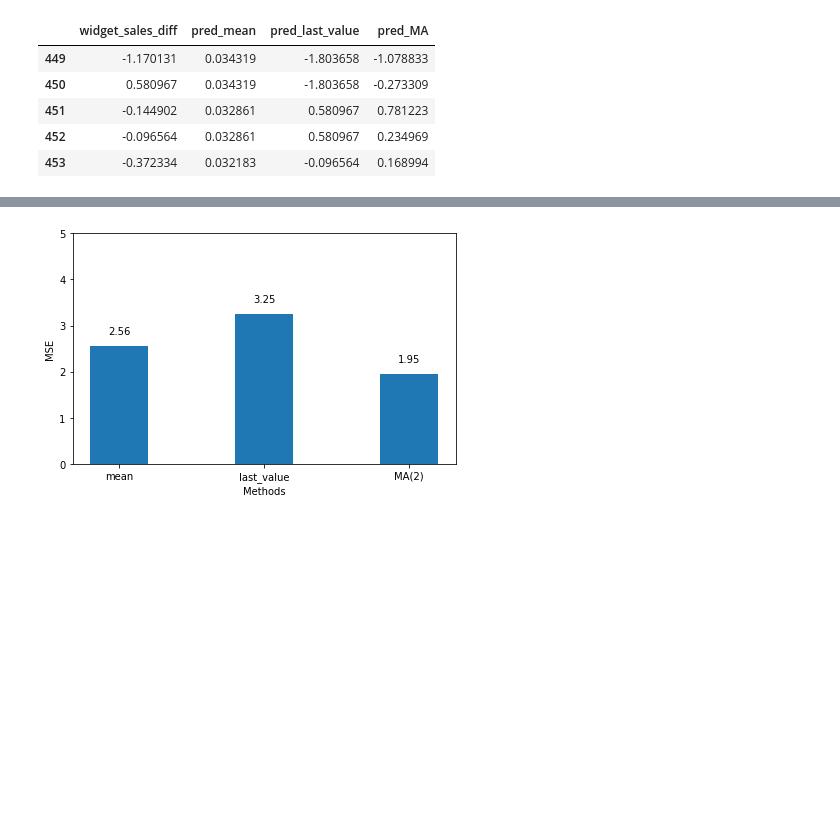
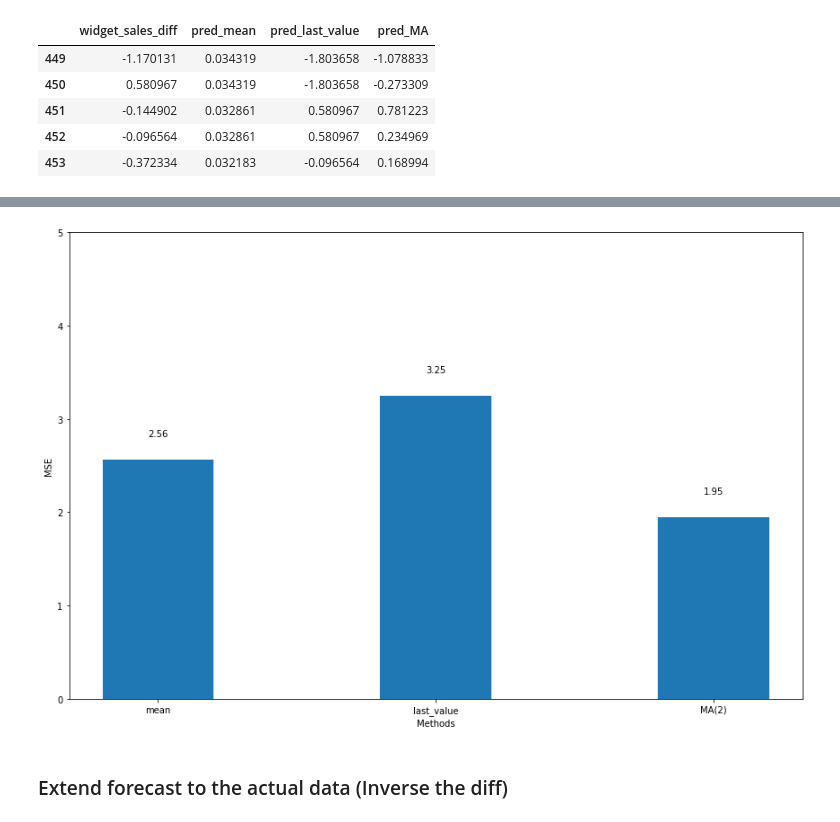
Before and after one commit to waelrash1/forecastingmodelsPY, a Jupyter notebook: CH04/CH04.ipynb, the cells around one changed output, grey strips where cells are left out. Cells and saved outputs as stored; diff of their text form; code cells hidden in the pictures; blank space fills up the shorter version.

```diff
--- a/CH04/CH04.ipynb
+++ b/CH04/CH04.ipynb
@@ -16,5 +35,7 @@ warnings.filterwarnings('ignore')
 # %%
-df = pd.read_csv('../data/widget_sales.csv')
+data_url='https://raw.githubusercontent.com/waelrash1/timeSeriesPy/master/data/widget_sales.csv'
+
+df = pd.read_csv(data_url)
 
 df.head()
 # %% [output]
@@ -123,0 +259,7 @@ plt.savefig('figures/CH04_F07_peixeiro.png', dpi=300)
+# %%
+
+model = SARIMAX(df_diff[:449], order=(0,0,2))
+res = model.fit(disp=False) # Train the models
+
+
+print(res.summary())
@@ -123,0 +284,4 @@ plt.savefig('figures/CH04_F07_peixeiro.png', dpi=300)
+# %%
+predictions = res.get_prediction(0, 449 + 2 - 1)
+
+predictions.predicted_mean
@@ -123,0 +301,3 @@ plt.savefig('figures/CH04_F07_peixeiro.png', dpi=300)
+# %%
+oos_pred = predictions.predicted_mean.iloc[-2:]
+pred_MA.extend(oos_pred)
@@ -221,22 +423,24 @@ print(mse_mean, mse_last, mse_MA)
 # %%
-fig, ax = plt.subplots()
+fig, ax = plt.subplots(figsize=(12,8))
 
 x = ['mean', 'last_value', 'MA(2)']
 y = [mse_mean, mse_last, mse_MA]
 
 ax.bar(x, y, width=0.4)
 ax.set_xlabel('Methods')
 ax.set_ylabel('MSE')
 ax.set_ylim(0, 5)
 
 for index, value in enumerate(y):
     plt.text(x=index, y=value+0.25, s=str(round(value, 2)), ha='center')
 
 plt.tight_layout()
 
 plt.savefig('figures/CH04_F09_peixeiro.png', dpi=300)
 # %% [output]
-[figure, old version]
+[figure, new version]
+# %% [markdown]
+### Extend forecast to the actual data (Inverse the diff)
 # %%
 df['pred_widget_sales'] = pd.Series()
 df['pred_widget_sales'][450:] = df['widget_sales'].iloc[450] + pred_df['pred_MA'].cumsum()
```
Also changed, not shown: parts of 40 cells of this notebook, 25 other files.
